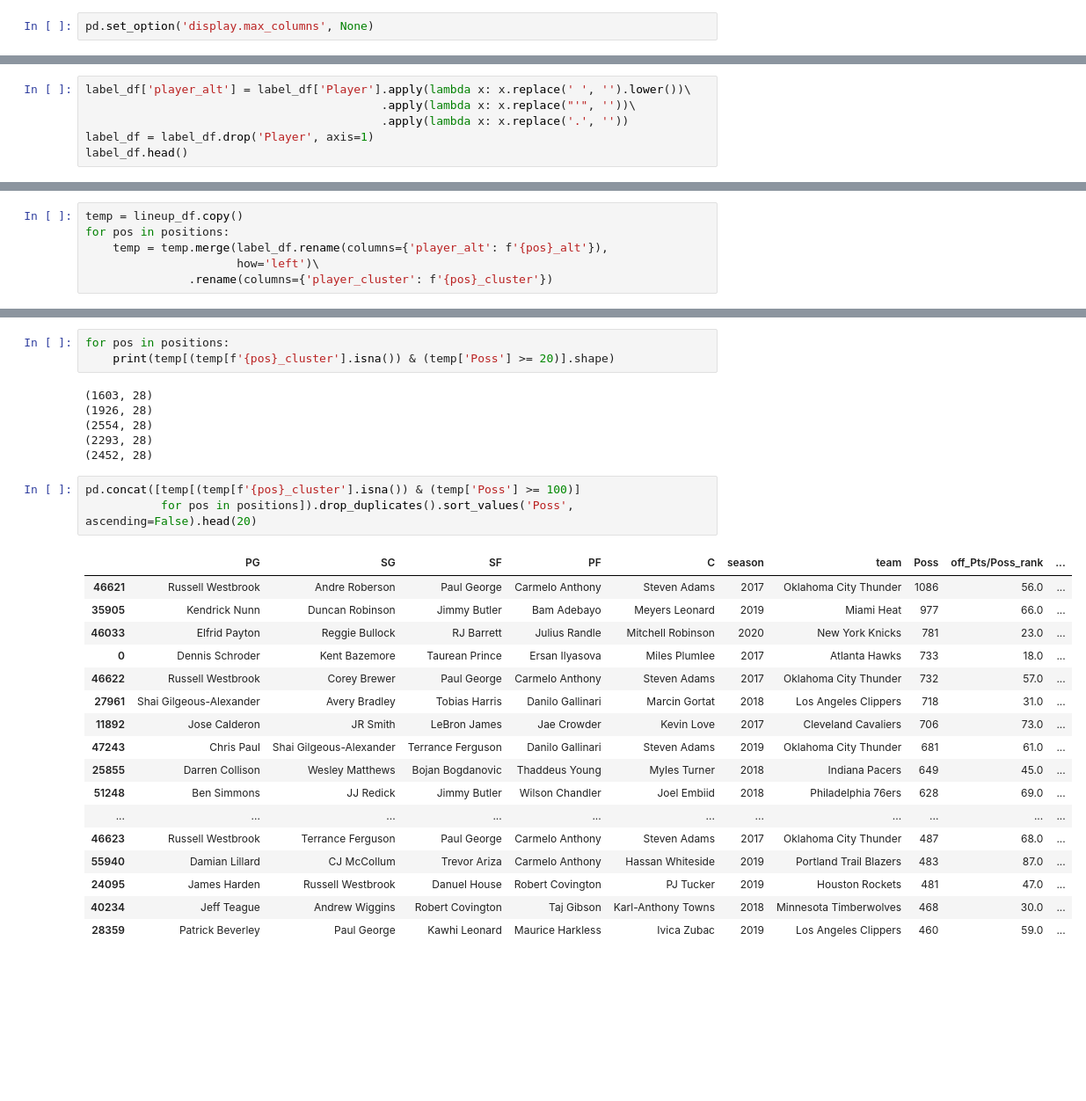
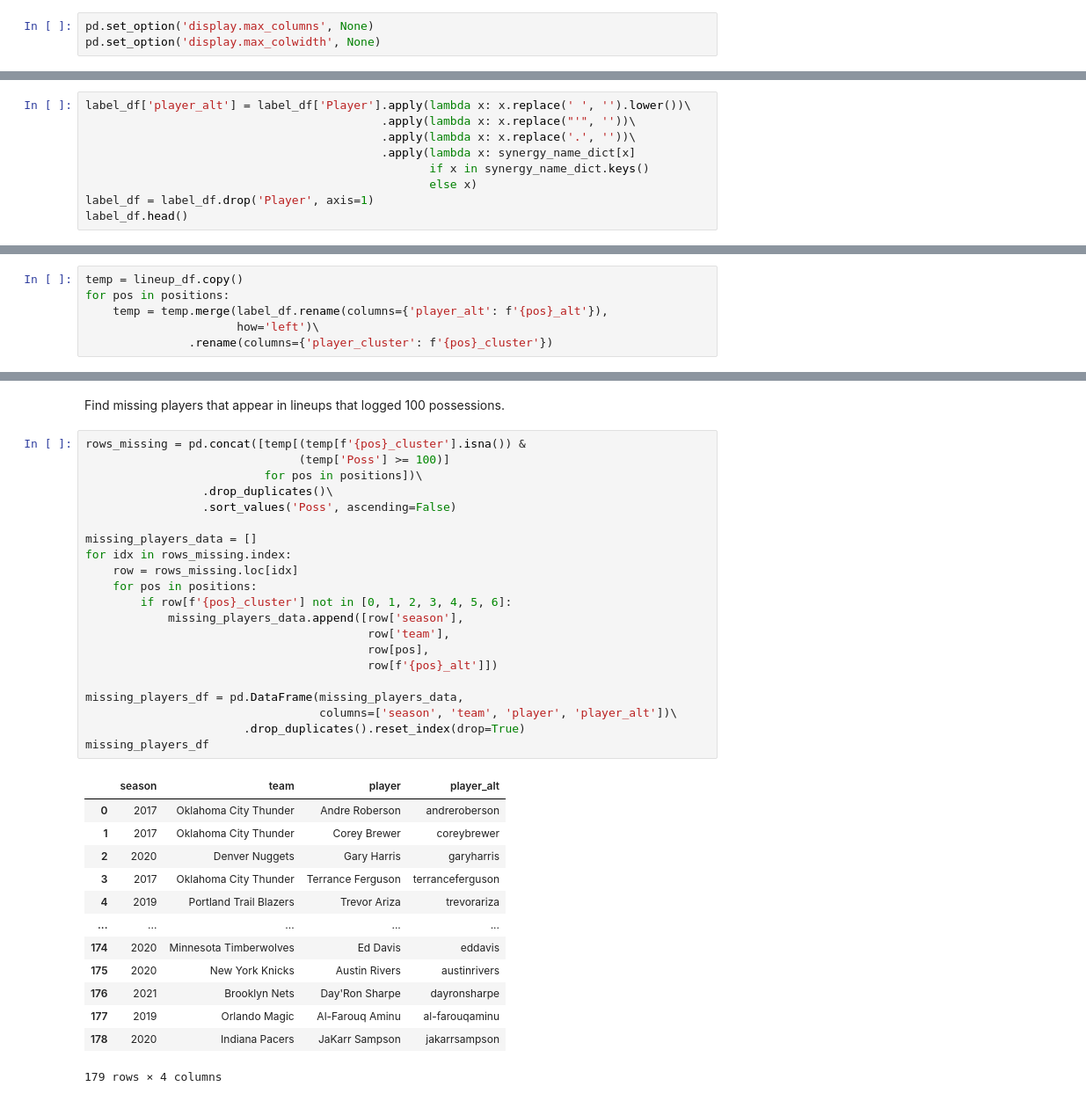
Before and after one commit to xulianrenzoku/synergy_clustering, a Jupyter notebook: nba_clustering_lineup_models.ipynb, the cells around one changed output, grey strips where cells are left out. Shown at 88% size. Saved outputs shown, nothing was run; the diff lists cells and outputs as text; blank space fills up the shorter version.

Commit message:
Finish labeling players with no cluster labels

```diff
--- a/nba_clustering_lineup_models.ipynb
+++ b/nba_clustering_lineup_models.ipynb
@@ -6,6 +6,7 @@ import pickle
 from collections import Counter
 # %%
 pd.set_option('display.max_columns', None)
+pd.set_option('display.max_colwidth', None)
 # %%
 import warnings
 warnings.filterwarnings('ignore')
@@ -92,9 +165,3 @@ tm_off_ratings[['off_Pts/Poss']].reset_index()
 150 rows × 3 columns
 # %% [markdown]
 ### Merge
-# %%
-label_df['player_alt'] = label_df['Player'].apply(lambda x: x.replace(' ', '').lower())\
-                                           .apply(lambda x: x.replace("'", ''))\
-                                           .apply(lambda x: x.replace('.', ''))
-label_df = label_df.drop('Player', axis=1)
-label_df.head()
@@ -132,0 +197,9 @@ label_df['player_alt'] = label_df['player_alt'].apply(lambda x: synergy_name_dic
+# %%
+label_df['player_alt'] = label_df['Player'].apply(lambda x: x.replace(' ', '').lower())\
+                                           .apply(lambda x: x.replace("'", ''))\
+                                           .apply(lambda x: x.replace('.', ''))\
+                                           .apply(lambda x: synergy_name_dict[x]
+                                                  if x in synergy_name_dict.keys()
+                                                  else x)
+label_df = label_df.drop('Player', axis=1)
+label_df.head()
@@ -169,30 +239,37 @@ temp[(temp['SF_cluster'].isna()) &
-# %%
-for pos in positions:
-    print(temp[(temp[f'{pos}_cluster'].isna()) & (temp['Poss'] >= 20)].shape)
-# %% [output]
-(1603, 28)
-(1926, 28)
-(2554, 28)
-(2293, 28)
-(2452, 28)
+# %% [markdown]
+Find missing players that appear in lineups that logged 100 possessions.
 # %%
-pd.concat([temp[(temp[f'{pos}_cluster'].isna()) & (temp['Poss'] >= 100)]
-           for pos in positions]).drop_duplicates().sort_values('Poss', ascending=False).head(20)
+rows_missing = pd.concat([temp[(temp[f'{pos}_cluster'].isna()) &
+                               (temp['Poss'] >= 100)]
+                          for pos in positions])\
+                 .drop_duplicates()\
+                 .sort_values('Poss', ascending=False)
+
+missing_players_data = []
+for idx in rows_missing.index:
+    row = rows_missing.loc[idx]
+    for pos in positions:
+        if row[f'{pos}_cluster'] not in [0, 1, 2, 3, 4, 5, 6]:
+            missing_players_data.append([row['season'],
+                                         row['team'],
+                                         row[pos],
+                                         row[f'{pos}_alt']])
+
+missing_players_df = pd.DataFrame(missing_players_data,
+                                  columns=['season', 'team', 'player', 'player_alt'])\
+                       .drop_duplicates().reset_index(drop=True)
+missing_players_df
 # %% [output]
-|  | PG | SG | SF | PF | C | season | team | Poss | off_Pts/Poss_rank | ... |
-| 46621 | Russell Westbrook | Andre Roberson | Paul George | Carmelo Anthony | Steven Adams | 2017 | Oklahoma City Thunder | 1086 | 56.0 | ... |
-| 35905 | Kendrick Nunn | Duncan Robinson | Jimmy Butler | Bam Adebayo | Meyers Leonard | 2019 | Miami Heat | 977 | 66.0 | ... |
-| 46033 | Elfrid Payton | Reggie Bullock | RJ Barrett | Julius Randle | Mitchell Robinson | 2020 | New York Knicks | 781 | 23.0 | ... |
-| 0 | Dennis Schroder | Kent Bazemore | Taurean Prince | Ersan Ilyasova | Miles Plumlee | 2017 | Atlanta Hawks | 733 | 18.0 | ... |
-| 46622 | Russell Westbrook | Corey Brewer | Paul George | Carmelo Anthony | Steven Adams | 2017 | Oklahoma City Thunder | 732 | 57.0 | ... |
-| 27961 | Shai Gilgeous-Alexander | Avery Bradley | Tobias Harris | Danilo Gallinari | Marcin Gortat | 2018 | Los Angeles Clippers | 718 | 31.0 | ... |
-| 11892 | Jose Calderon | JR Smith | LeBron James | Jae Crowder | Kevin Love | 2017 | Cleveland Cavaliers | 706 | 73.0 | ... |
-| 47243 | Chris Paul | Shai Gilgeous-Alexander | Terrance Ferguson | Danilo Gallinari | Steven Adams | 2019 | Oklahoma City Thunder | 681 | 61.0 | ... |
-| 25855 | Darren Collison | Wesley Matthews | Bojan Bogdanovic | Thaddeus Young | Myles Turner | 2018 | Indiana Pacers | 649 | 45.0 | ... |
-| 51248 | Ben Simmons | JJ Redick | Jimmy Butler | Wilson Chandler | Joel Embiid | 2018 | Philadelphia 76ers | 628 | 69.0 | ... |
-| ... | ... | ... | ... | ... | ... | ... | ... | ... | ... | ... |
-| 46623 | Russell Westbrook | Terrance Ferguson | Paul George | Carmelo Anthony | Steven Adams | 2017 | Oklahoma City Thunder | 487 | 68.0 | ... |
-| 55940 | Damian Lillard | CJ McCollum | Trevor Ariza | Carmelo Anthony | Hassan Whiteside | 2019 | Portland Trail Blazers | 483 | 87.0 | ... |
-| 24095 | James Harden | Russell Westbrook | Danuel House | Robert Covington | PJ Tucker | 2019 | Houston Rockets | 481 | 47.0 | ... |
-| 40234 | Jeff Teague | Andrew Wiggins | Robert Covington | Taj Gibson | Karl-Anthony Towns | 2018 | Minnesota Timberwolves | 468 | 30.0 | ... |
-| 28359 | Patrick Beverley | Paul George | Kawhi Leonard | Maurice Harkless | Ivica Zubac | 2019 | Los Angeles Clippers | 460 | 59.0 | ... |
+|  | season | team | player | player_alt |
+| 0 | 2017 | Oklahoma City Thunder | Andre Roberson | andreroberson |
+| 1 | 2017 | Oklahoma City Thunder | Corey Brewer | coreybrewer |
+| 2 | 2020 | Denver Nuggets | Gary Harris | garyharris |
+| 3 | 2017 | Oklahoma City Thunder | Terrance Ferguson | terranceferguson |
+| 4 | 2019 | Portland Trail Blazers | Trevor Ariza | trevorariza |
+| ... | ... | ... | ... | ... |
+| 174 | 2020 | Minnesota Timberwolves | Ed Davis | eddavis |
+| 175 | 2020 | New York Knicks | Austin Rivers | austinrivers |
+| 176 | 2021 | Brooklyn Nets | Day'Ron Sharpe | dayronsharpe |
+| 177 | 2019 | Orlando Magic | Al-Farouq Aminu | al-farouqaminu |
+| 178 | 2020 | Indiana Pacers | JaKarr Sampson | jakarrsampson |
+179 rows × 4 columns
```
Also changed, not shown: parts of 56 cells of this notebook.
